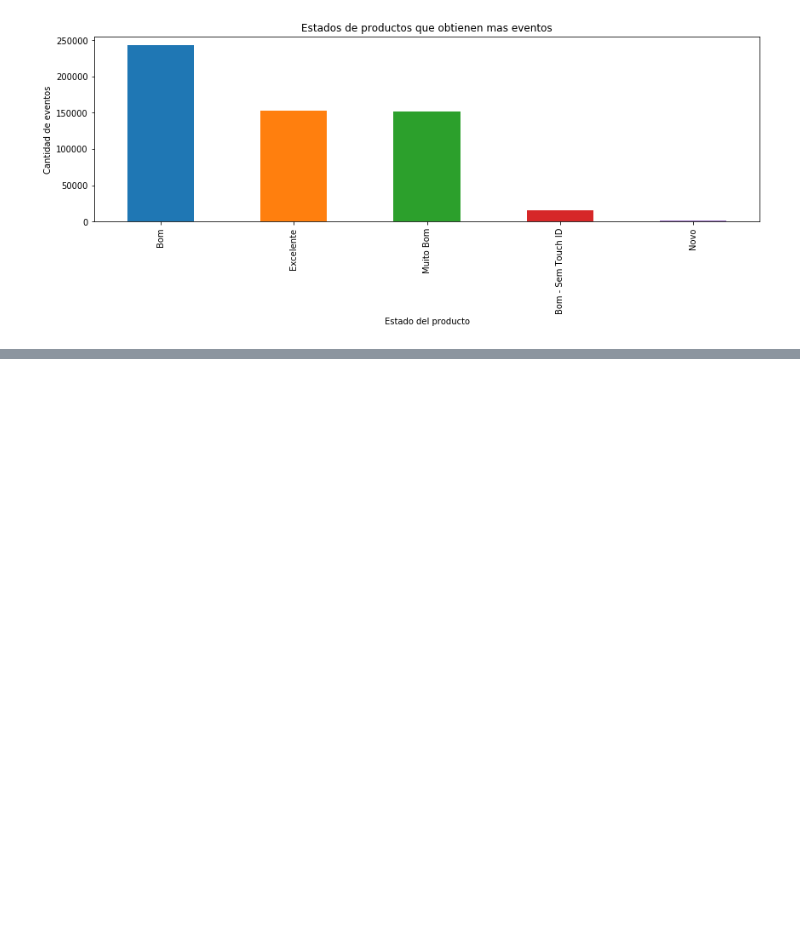
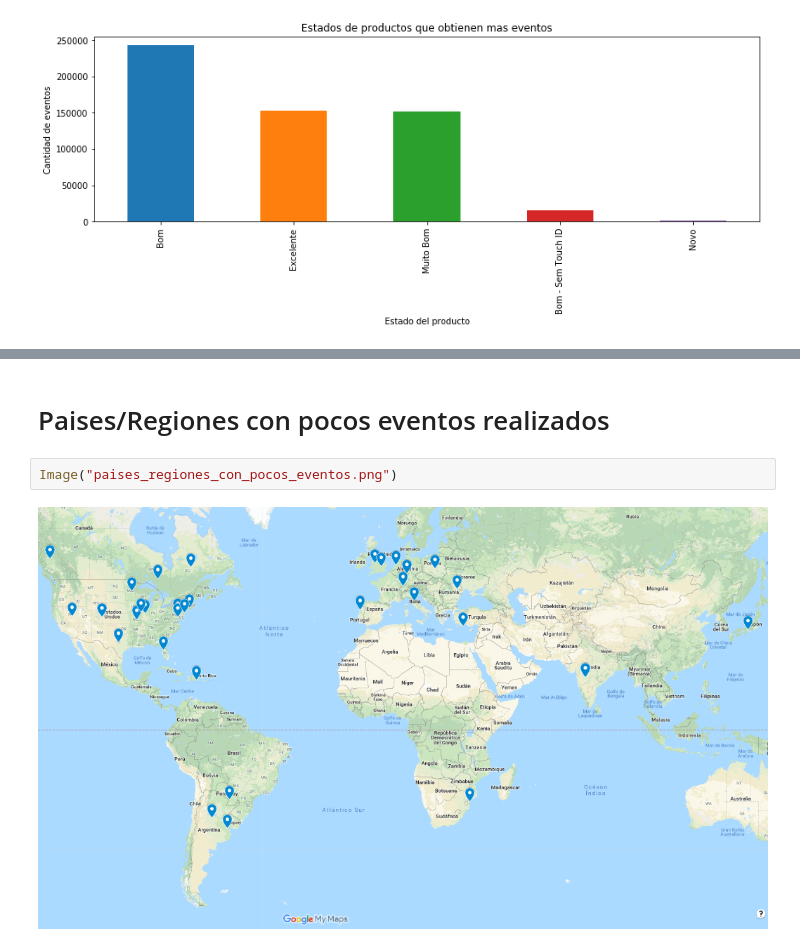
Before and after one commit to Memphis14F/datosTp1, a Jupyter notebook: WebAnalyticsEvents.ipynb, the cells around one changed output, grey strips where cells are left out. Drawn from its saved outputs; the diff is of its cells as text; blank space fills up the shorter version.

```diff
--- a/WebAnalyticsEvents.ipynb
+++ b/WebAnalyticsEvents.ipynb
@@ -661,0 +735,6 @@ Image("paises_regiones_predominantes.png")
+# %% [markdown]
+# Paises/Regiones con pocos eventos realizados
+# %%
+Image("paises_regiones_con_pocos_eventos.png")
+# %% [output]
+[figure, added]
```
Also changed, not shown: parts of 11 cells of this notebook, 5 other files.
